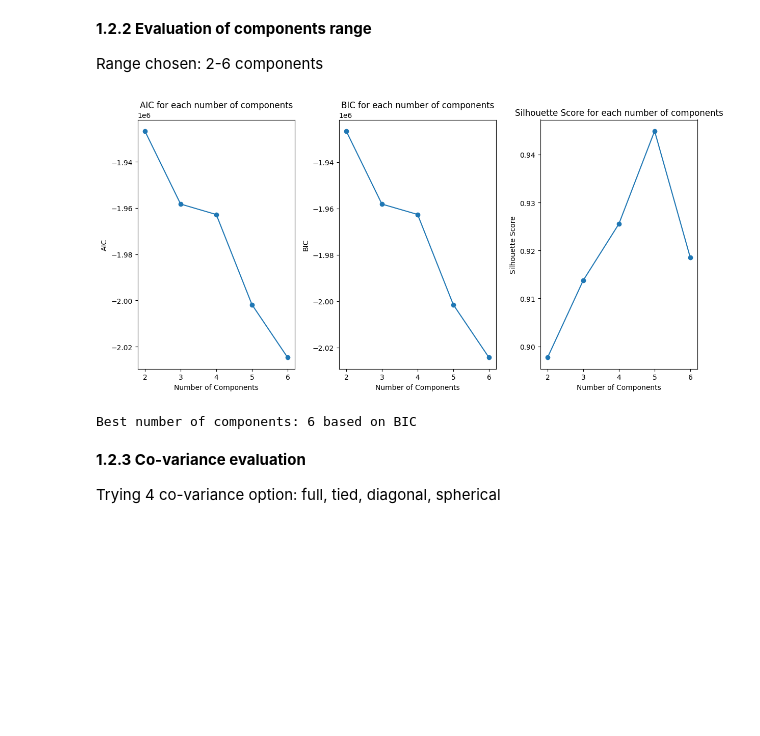
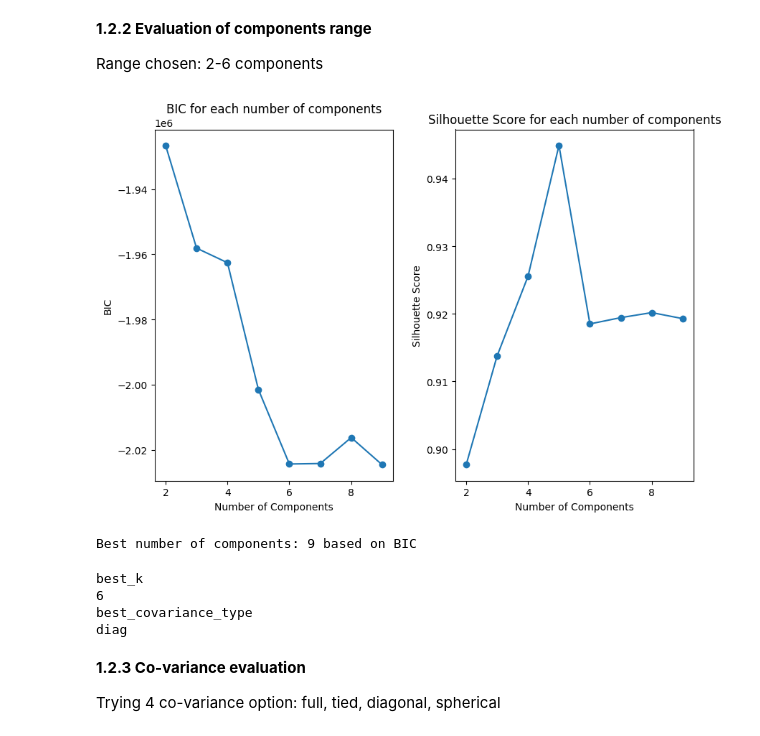
Before and after one commit to CHGROSJEAN/2024_MLEES, a Jupyter notebook: Projet/Projet_Charlotte_Grosjean.ipynb, the cells around one changed output. Cells and saved outputs as stored; diff of their text form; code cells hidden in the pictures; blank space fills up the shorter version.

```diff
--- a/Projet/Projet_Charlotte_Grosjean.ipynb
+++ b/Projet/Projet_Charlotte_Grosjean.ipynb
@@ -406,11 +406,10 @@ Even if it proposes 9 components, the large drop is at 2 components. I choose to
 Range chosen: 2-6 components
 # %%
 # Range of components to evaluate
-component_range = range(2, 7)  # For component numbers 2, 3, 4, 5, 6
+component_range = range(2, 10)  # For component numbers 2, 3, 4, 5, 6
 
 # Store results
 models = {}
-aic_scores = []
 bic_scores = []
 silhouette_scores = []
 
@@ -422,7 +421,6 @@ for n_components in component_range:
 
     # Store the model and metrics
     models[n_components] = gmm
-    aic_scores.append(gmm.aic(X_train))
     bic_scores.append(gmm.bic(X_train))
 
     # Predict cluster labels
@@ -430,42 +428,64 @@ for n_components in component_range:
 
     # Calculate silhouette score
     silhouette = silhouette_score(X_train, labels)
     silhouette_scores.append(silhouette)
 
-# Plot AIC, BIC, and Silhouette Score for each number of components
+# Plot BIC, and Silhouette Score for each number of components
 plt.figure(figsize=(12, 6))
 
-# Plot AIC
-plt.subplot(1, 3, 1)
-plt.plot(component_range, aic_scores, marker='o')
-plt.title('AIC for each number of components')
-plt.xlabel('Number of Components')
-plt.ylabel('AIC')
 
 # Plot BIC
 plt.subplot(1, 3, 2)
 plt.plot(component_range, bic_scores, marker='o')
 plt.title('BIC for each number of components')
 plt.xlabel('Number of Components')
 plt.ylabel('BIC')
 
 # Plot Silhouette Score
 plt.subplot(1, 3, 3)
 plt.plot(component_range, silhouette_scores, marker='o')
 plt.title('Silhouette Score for each number of components')
 plt.xlabel('Number of Components')
 plt.ylabel('Silhouette Score')
 
 plt.tight_layout()
 plt.show()
 
 # Select the best model based on the criteria you prefer (AIC, BIC, or silhouette score)
 best_n_components = component_range[np.argmin(bic_scores)]
 best_gmm_model = models[best_n_components]
 print(f"Best number of components: {best_n_components} based on BIC")
+
+# Save the plot as a PDF file
+plt.savefig("BIC_Sil", format='pdf')
 # %% [output]
-[figure, old version]
+[figure, new version]
-Best number of components: 6 based on BIC
+Best number of components: 9 based on BIC
+# %%
+#search for best combination of values for both the number of clusters
+#and the covariance_type hyperparameter:
+
+min_bic = np.infty
+
+for k in range(1, 7):
+    for covariance_type in ("full", "tied", "spherical", "diag"):
+        bic = GaussianMixture(n_components=k, n_init=10,
+                              covariance_type=covariance_type,
+                              random_state=42).fit(X_train).bic(X_train)
+        if bic < min_bic:
+            min_bic = bic
+            best_k = k
+            best_covariance_type = covariance_type
+
+print('best_k')
+print(best_k)
+print('best_covariance_type')
+print(best_covariance_type)
+# %% [output]
+best_k
+6
+best_covariance_type
+diag
 # %% [markdown]
 **1.2.3 Co-variance evaluation**
 
```
Also changed, not shown: parts of 4 cells of this notebook.
